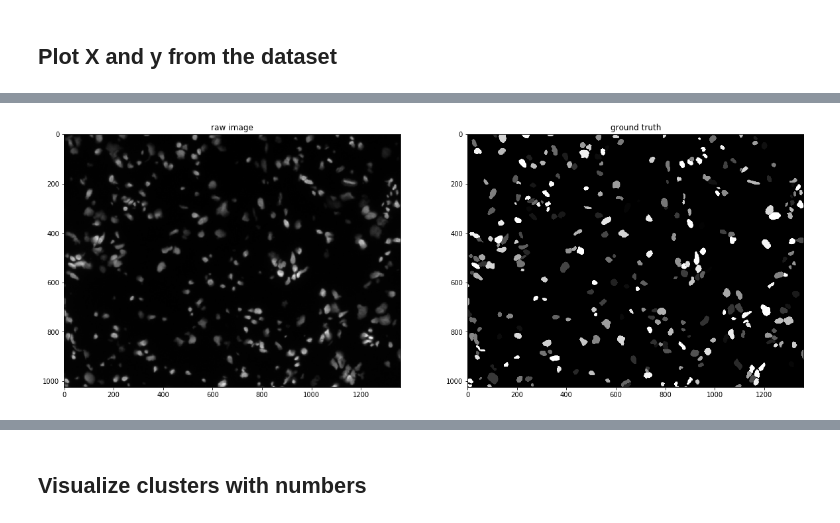
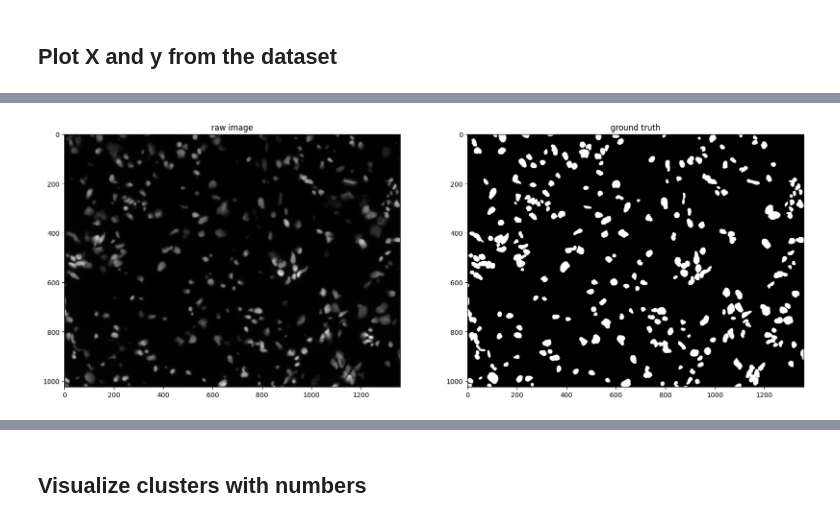
Before and after one commit to madziejm/cell-nuclei-segmentation, a Jupyter notebook: cell_nuclei_segmentation/notebooks/Visualize data.ipynb, the cells around one changed output, grey strips where cells are left out. Cells and saved outputs as stored; diff of their text form; code cells hidden in the pictures.

```diff
--- a/cell_nuclei_segmentation/notebooks/Visualize data.ipynb
+++ b/cell_nuclei_segmentation/notebooks/Visualize data.ipynb
@@ -11,8 +11,7 @@ from torchvision.transforms import ToTensor, Resize
 CURRENT_DIR = os.path.dirname(os.path.abspath("__file__"))
 
 dataset = CellNucleiDataset.create(
-        images_path=os.path.join(CURRENT_DIR, '..', 'dataset', 'rawimages'),
-        groundtruth_path=os.path.join(CURRENT_DIR, '..', 'dataset', 'groundtruth'),
-        target_size=(1024, 1360),  # biggest image in the dataset
-        transform=ToTensor(),
+    target_size=(1024, 1360),  # biggest image in the dataset
+    transform=ToTensor(),
+    train=True,
 )
@@ -27,12 +40,12 @@ torch.Size([1, 1024, 1360])
 # %%
 fig, axes = plt.subplots(1, 2, figsize=(20, 15))
 
 axes[0].imshow(np.array(x)[0], cmap="gray")
 axes[0].set_title("raw image")
 
-axes[1].imshow(np.array(y)[0], cmap="gray")
+axes[1].imshow(np.array(y) > 0, cmap="gray")
 axes[1].set_title("ground truth")
 
 plt.show()
 # %% [output]
-[figure, old version]
+[figure, new version]
```
Also changed, not shown: parts of 12 cells of this notebook, 13 other files.
